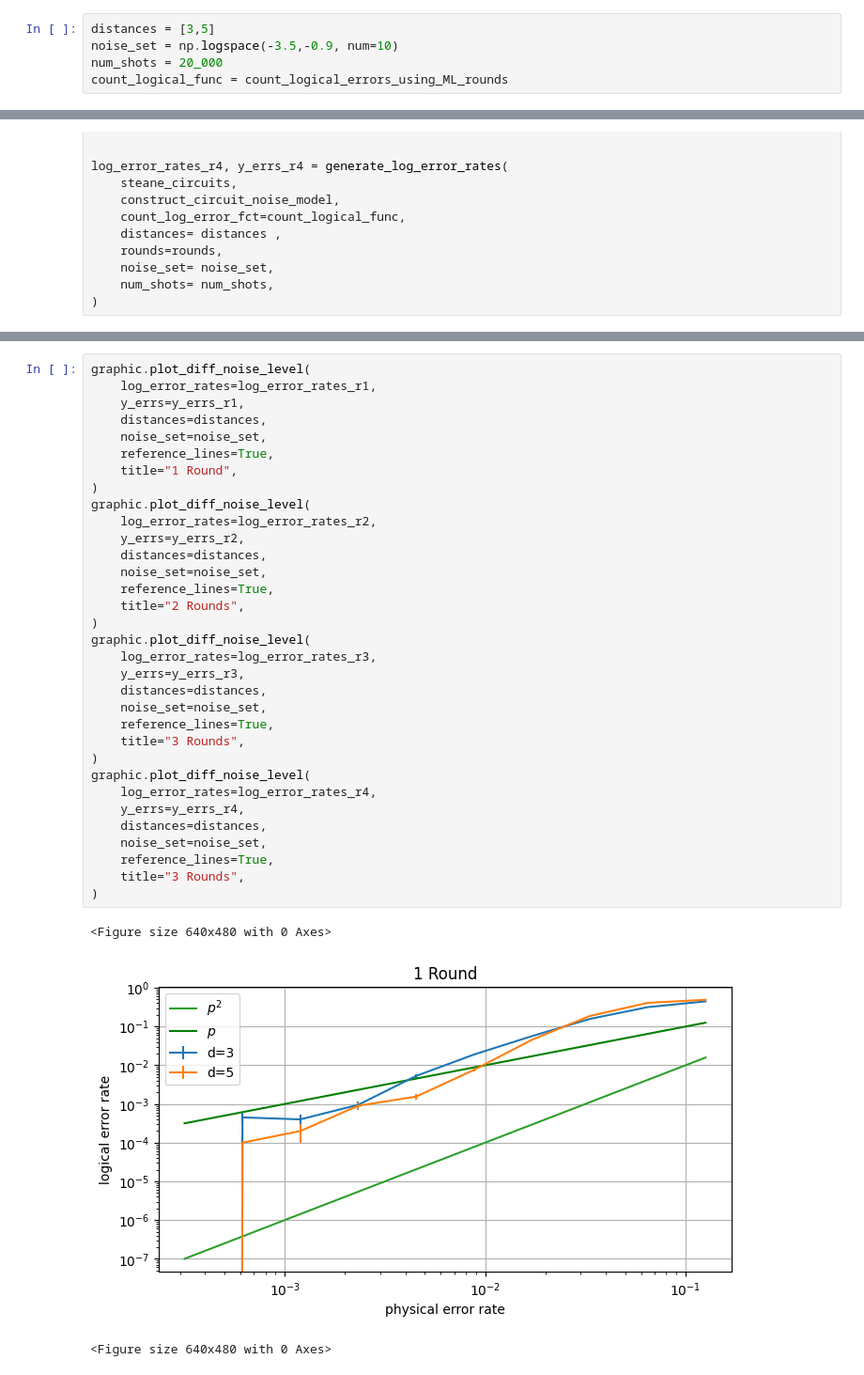
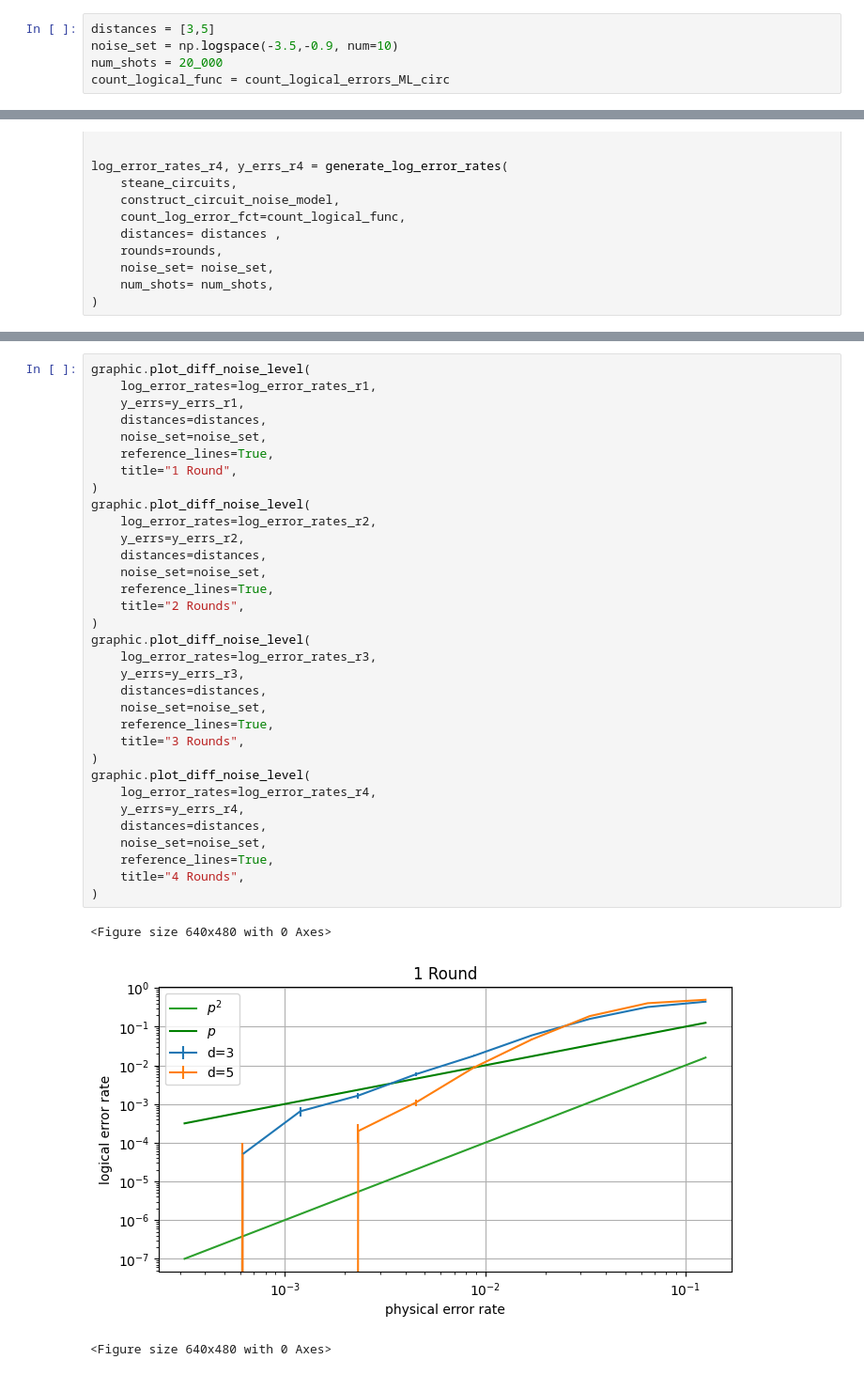
Before and after one commit to leonardlux/MasterArbeit, a Jupyter notebook: code/new_start/results_mulit_round.ipynb, the cells around one changed output, grey strips where cells are left out. Shown at 94% size. Saved outputs shown, nothing was run; the diff lists cells and outputs as text.

```diff
--- a/code/new_start/results_mulit_round.ipynb
+++ b/code/new_start/results_mulit_round.ipynb
@@ -15,7 +14,7 @@ reload(graphic)
 distances = [3,5]
 noise_set = np.logspace(-3.5,-0.9, num=10)
 num_shots = 20_000
-count_logical_func = count_logical_errors_using_ML_rounds
+count_logical_func = count_logical_errors_ML_circ
 # %%
 rounds = 1
 
@@ -95,33 +94,33 @@ graphic.plot_diff_noise_level(
     distances=distances,
     noise_set=noise_set,
     reference_lines=True,
     title="1 Round",
 )
 graphic.plot_diff_noise_level(
     log_error_rates=log_error_rates_r2,
     y_errs=y_errs_r2,
     distances=distances,
     noise_set=noise_set,
     reference_lines=True,
     title="2 Rounds",
 )
 graphic.plot_diff_noise_level(
     log_error_rates=log_error_rates_r3,
     y_errs=y_errs_r3,
     distances=distances,
     noise_set=noise_set,
     reference_lines=True,
     title="3 Rounds",
 )
 graphic.plot_diff_noise_level(
     log_error_rates=log_error_rates_r4,
     y_errs=y_errs_r4,
     distances=distances,
     noise_set=noise_set,
     reference_lines=True,
-    title="3 Rounds",
+    title="4 Rounds",
 )
 # %% [output]
 <Figure size 640x480 with 0 Axes>
-[figure, old version]
+[figure, new version]
 <Figure size 640x480 with 0 Axes>
```
Also changed, not shown: parts of 3 cells of this notebook, 5 other files.
